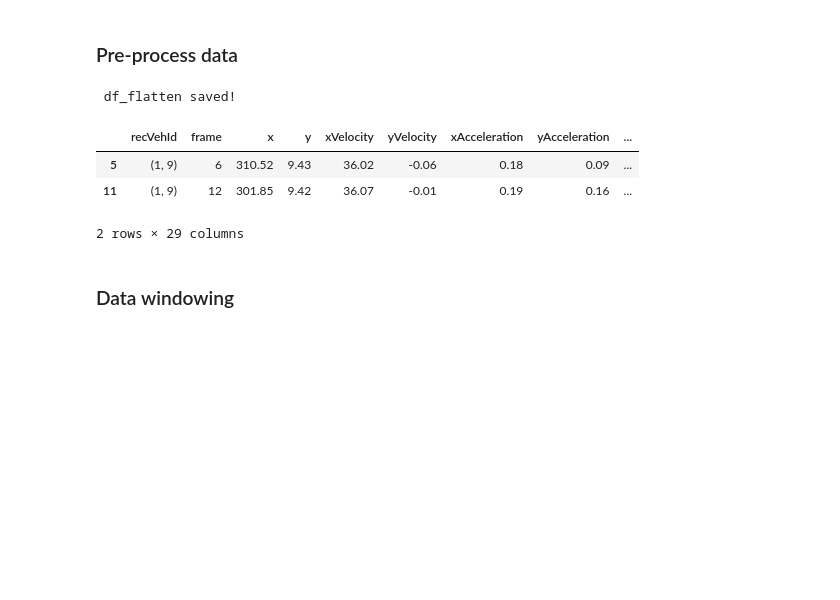
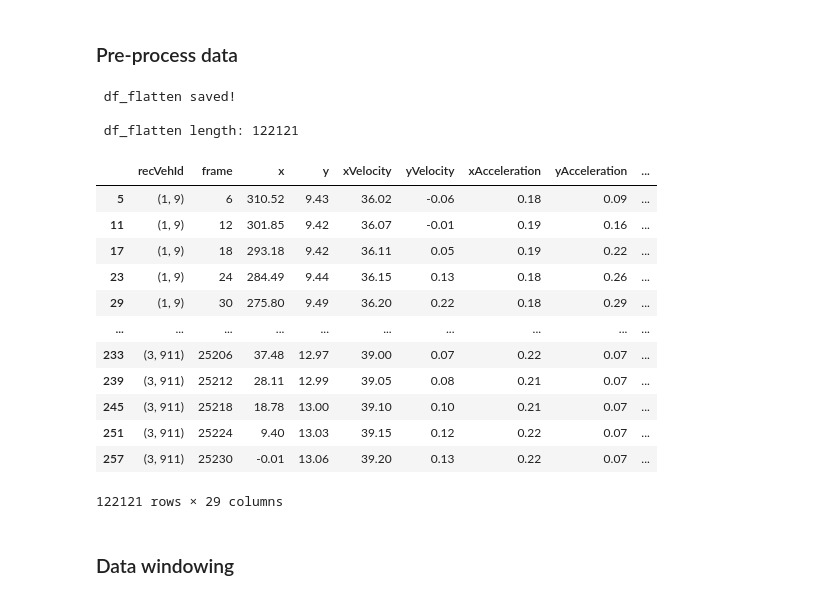
Before and after one commit to yinglonghe/highd-unina, a Jupyter notebook: data-nns.ipynb, the cells around one changed output. Drawn from its saved outputs; the diff is of its cells as text; code cells hidden in the pictures; blank space fills up the shorter version.

```diff
--- a/data-nns.ipynb
+++ b/data-nns.ipynb
@@ -180,18 +182,19 @@ class WindowGenerator():
 # %% [markdown]
 ## Main
 # %%
-debug_break = True
-cnt_break = 1000
+debug_break = False
+cnt_break = 200
 # %%
 # Data windowing parameters
 # 1-1-1 (single_step_window), 6-1-1 (conv_window), 24-24-1 (wide_window), 26-24-1 (wide_conv_window) 24-24-24 (multi_window)
 input_width = 8
-label_width = 8
-shift = 8
+label_width = 4
+shift = 4
 
-MAX_EPOCHS = 3
+MAX_EPOCHS = 3 if debug_break else 30
 
-casedir = outdir+f'{input_width}_{label_width}_{shift}'
+locationId = 2
+casedir = outdir+f'loc{locationId}_car_{input_width}_{label_width}_{shift}'
 os.makedirs(casedir, exist_ok=True)
 
 dsdir = casedir+'/saved_data'
@@ -279,3 +282,7 @@ df_car.head(2)
 2 rows × 53 columns
 # %%
 df = df_car
+recIdSet = df_meta.loc[df_meta['locationId']==locationId, 'recordingId'].to_list()
+df = df.loc[df['recordingId'].isin(recIdSet)]
+print(f'\n recIdSet={recIdSet}')
+df.head(2)
@@ -306,34 +321,47 @@ if os.path.exists(casedir+'/df_flatten.pkl'):
     print('\n df_flatten loaded!')
 else:
     df_flatten = pd.DataFrame()
     for idx, row in tqdm(df_traj.iterrows(), total=df_traj.shape[0], mininterval=5):
         df_ = pd.DataFrame()
         for col_name, col_val in row.iteritems():
             if col_name not in ['precedingId', 'followingId', 'leftFollowingId', 'leftAlongsideId',
                                 'leftPrecedingId', 'rightFollowingId', 'rightAlongsideId', 'rightPrecedingId']:
                 df_[col_name] = col_val
         df_ = df_[5::6]
         if idx == 0:
             df_flatten = df_
         else:
             df_flatten = pd.concat([df_flatten, df_])
 
         if debug_break and idx == cnt_break:
             break
 
     rec_col = df_flatten.pop('recordingId').astype('int')
     veh_col = df_flatten.pop('vehicleId').astype('int')
     df_flatten.insert(0, 'recVehId', list(zip(rec_col, veh_col)))
 
     df_flatten.to_pickle(casedir+'/df_flatten.pkl')
     print('\n df_flatten saved!')
+    print(f'\n df_flatten length: {len(df_flatten)}')
+    del df_traj
 
-df_flatten.head(2)
+df_flatten
 # %% [output]
  df_flatten saved!
+
+ df_flatten length: 122121
 |  | recVehId | frame | x | y | xVelocity | yVelocity | xAcceleration | yAcceleration | ... |
 | 5 | (1, 9) | 6 | 310.52 | 9.43 | 36.02 | -0.06 | 0.18 | 0.09 | ... |
 | 11 | (1, 9) | 12 | 301.85 | 9.42 | 36.07 | -0.01 | 0.19 | 0.16 | ... |
+| 17 | (1, 9) | 18 | 293.18 | 9.42 | 36.11 | 0.05 | 0.19 | 0.22 | ... |
+| 23 | (1, 9) | 24 | 284.49 | 9.44 | 36.15 | 0.13 | 0.18 | 0.26 | ... |
+| 29 | (1, 9) | 30 | 275.80 | 9.49 | 36.20 | 0.22 | 0.18 | 0.29 | ... |
+| ... | ... | ... | ... | ... | ... | ... | ... | ... | ... |
+| 233 | (3, 911) | 25206 | 37.48 | 12.97 | 39.00 | 0.07 | 0.22 | 0.07 | ... |
+| 239 | (3, 911) | 25212 | 28.11 | 12.99 | 39.05 | 0.08 | 0.21 | 0.07 | ... |
+| 245 | (3, 911) | 25218 | 18.78 | 13.00 | 39.10 | 0.10 | 0.21 | 0.07 | ... |
+| 251 | (3, 911) | 25224 | 9.40 | 13.03 | 39.15 | 0.12 | 0.22 | 0.07 | ... |
+| 257 | (3, 911) | 25230 | -0.01 | 13.06 | 39.20 | 0.13 | 0.22 | 0.07 | ... |
-2 rows × 29 columns
+122121 rows × 29 columns
 # %% [markdown]
 ### Data windowing
```
Also changed, not shown: parts of 16 cells of this notebook, 10 other files.
